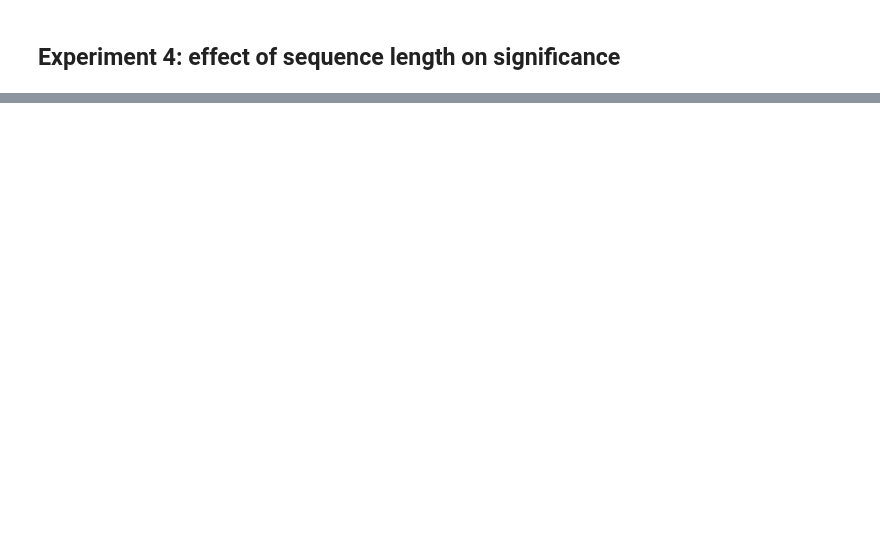
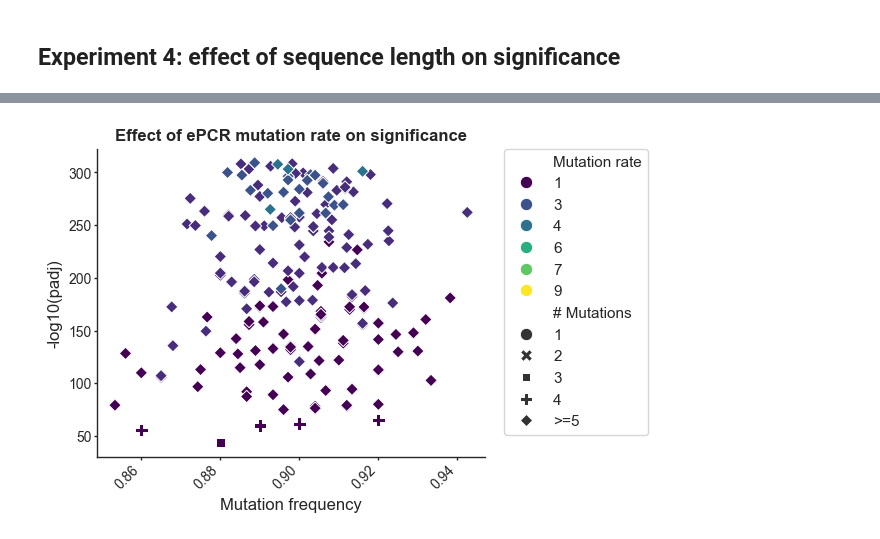
Before and after one commit to fhalab/LevSeq, a Jupyter notebook: simulation/Simulation study ePCR.ipynb, the cells around one changed output, grey strips where cells are left out. Saved outputs shown, nothing was run; the diff lists cells and outputs as text; code cells hidden in the pictures; blank space fills up the shorter version.

Commit message:
Added in making an experiment

```diff
--- a/simulation/Simulation study ePCR.ipynb
+++ b/simulation/Simulation study ePCR.ipynb
@@ -211,7 +213,7 @@ for positions in [[50, 14, 90]]:
 # %%
 # We're going to make an experiment of 10 plates with different sequencing error rates
 sequencing_error_rate = 0.1
-number_of_wells = 19
+number_of_wells = 96
 
 for position in [1, 20, 100]:
     positions = [position]
@@ -244,7 +260,7 @@ for position in [1, 20, 100]:
 # %%
 # We're going to make an experiment of 10 plates with different sequencing error rates
 sequencing_error_rate = 0.1
-number_of_wells = 19
+number_of_wells = 96
 read_depth = 25
 
 for position in [1, 2, 3]:
@@ -276,7 +322,6 @@ for position in [1, 2, 3]:
 # %%
 # We're going to make an experiment of 10 plates with different sequencing error rates
 sequencing_error_rate = 0.1
-number_of_wells = 19
 read_depth = 25
 
 for position in [1, 20, 100]:
@@ -306,7 +351,6 @@ for position in [1, 20, 100]:
 # %%
 # We're going to make an experiment of 10 plates with different sequencing error rates
 sequencing_error_rate = 0.1
-number_of_wells = 19
 read_depth = 25
 frequency_cutoff = 0.5
 
@@ -314,23 +358,28 @@ for position in [1, 20, 100]:
     positions = [position]
     experiment_df = pd.DataFrame()
     for epcr_mutation_rate in range(1, 10, 1):
-        run_df = make_experiment(f'ePCR_{epcr_mutation_rate}', read_depth, sequencing_error_rate, parent_sequence, positions, library_number, number_of_wells, epcr_mutation_rate/100.0, frequency_cutoff)
+        run_df = make_experiment(f'ePCR_{epcr_mutation_rate}', read_depth, sequencing_error_rate, parent_sequence, positions, library_number, number_of_wells,
+                                 epcr_mutation_rate/100.0, frequency_cutoff)
         run_df.reset_index(inplace=True)
         experiment_df = pd.concat([experiment_df, run_df])
 
      # Also plot each one
     experiment_df.to_csv(f'{data_dir}Experiment6_position:{position}.csv', index=False)
-    # experiment_df['-log10(P.adj)'] = -1*np.log10(experiment_df['P adj.'].values)
-    # experiment_df['Seq length'] = [int(c.split('_')[-1]) for c in experiment_df['Plate']]
-    # experiment_df['# Mutations'] = [len(v.split('_')) for v in experiment_df['Variant'].values]
-    # experiment_df['# Mutations'] = [f'{v}' if v < 5 else f'>=5' for v in experiment_df['# Mutations']]
-    # experiment_df = experiment_df.reset_index()
-    # ax = sns.scatterplot(experiment_df, x='frequency', y='-log10(P.adj)', hue='Seq length', palette='viridis',
-    #                      style="# Mutations", style_order=['1', '2', '3', '4', '>=5'], s=80)
-    # set_ax_params(ax)
-    # plt.xlabel('Mutation frequency')
-    # plt.ylabel('-log10(padj)')
-    # plt.title('Effect of frequency cutoff on significance', fontsize=title_font_size, fontweight="bold")
-    # plt.legend(bbox_to_anchor=(1.05, 1), loc=2, borderaxespad=0.)
-    # plt.savefig(f'{fig_dir}Experiment5_position:{position}.svg')
-    # plt.show()
+# %%
+experiment_df['-log10(P.adj)'] = -1*np.log10(experiment_df['P adj.'].values)
+experiment_df['Mutation rate'] = [int(c.split('_')[-1]) for c in experiment_df['Plate']]
+experiment_df['# Mutations'] = [len(v.split('_')) for v in experiment_df['Variant'].values]
+experiment_df['# Mutations'] = [f'{v}' if v < 5 else f'>=5' for v in experiment_df['# Mutations']]
+experiment_df = experiment_df.reset_index()
+experiment_df.replace(
+ax = sns.scatterplot(experiment_df, x='frequency', y='-log10(P.adj)', hue='Mutation rate', palette='viridis',
+                     style="# Mutations", style_order=['1', '2', '3', '4', '>=5'], s=80)
+set_ax_params(ax)
+plt.xlabel('Mutation frequency')
+plt.ylabel('-log10(padj)')
+plt.title('Effect of ePCR mutation rate on significance', fontsize=title_font_size, fontweight="bold")
+plt.legend(bbox_to_anchor=(1.05, 1), loc=2, borderaxespad=0.)
+plt.savefig(f'{fig_dir}Experiment5_position:{position}.svg')
+plt.show()
+# %% [output]
+[figure, added]
```
Also changed, not shown: parts of 6 cells of this notebook, 2 other files.
